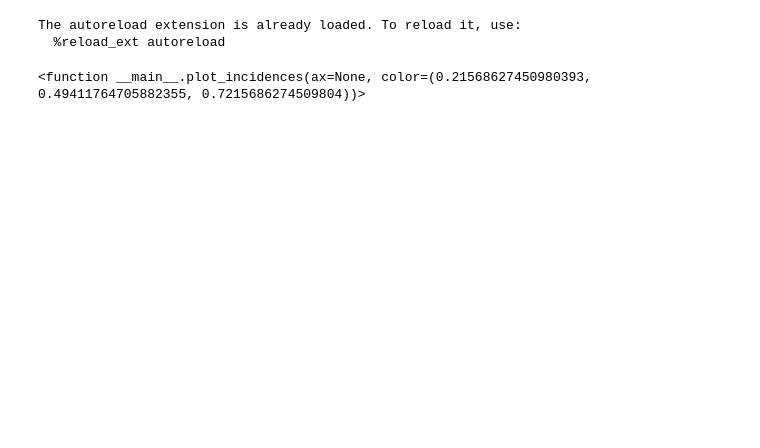
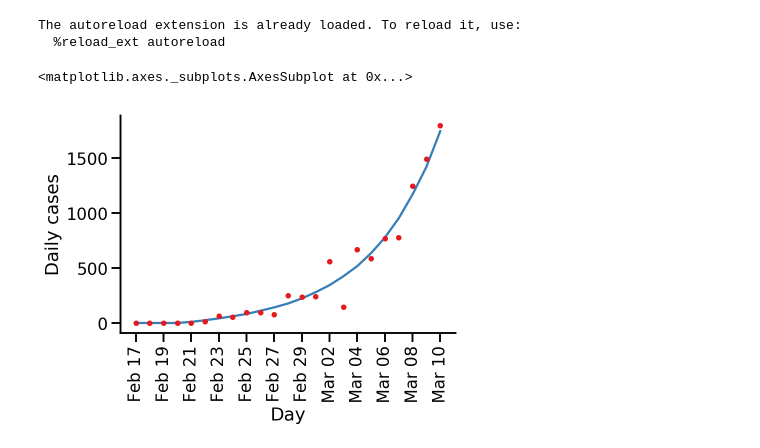
Before and after one commit to yoavram-lab/EffectiveNPI, a Jupyter notebook: src/plot_one_play.ipynb, the cells around one changed output. Drawn from its saved outputs; the diff is of its cells as text; code cells hidden in the pictures; blank space fills up the shorter version.

```diff
--- a/src/plot_one_play.ipynb
+++ b/src/plot_one_play.ipynb
@@ -14,10 +14,11 @@ The autoreload extension is already loaded. To reload it, use:
   %reload_ext autoreload
 # %%
 country_name = 'Italy'
-file_name = '../output/2020-05-14-notau-up-to-10March-1M/inference/{}.npz'.format(country_name)
+file_name = '../output/2020-05-15-notau-up-to-10March-1M/inference/{}.npz'.format(country_name)
 data = load_data(file_name, country_name)
 # plot_all();
 # plot_hists();
-plot_incidences
+plot_incidences()
 # %% [output]
-<function __main__.plot_incidences(ax=None, color=(0.21568627450980393, 0.49411764705882355, 0.7215686274509804))>
+<matplotlib.axes._subplots.AxesSubplot at 0x...>
+[figure, added]
```
Also changed, not shown: parts of 1 cell of this notebook, 2 other files.
